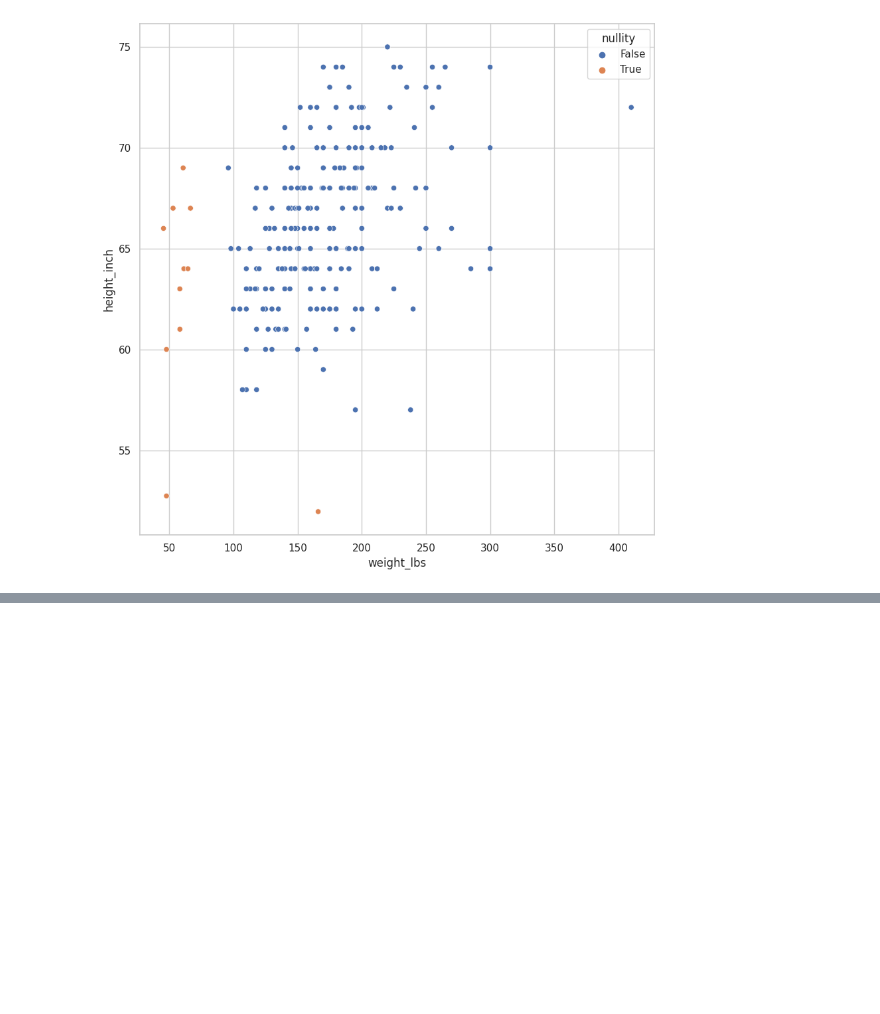
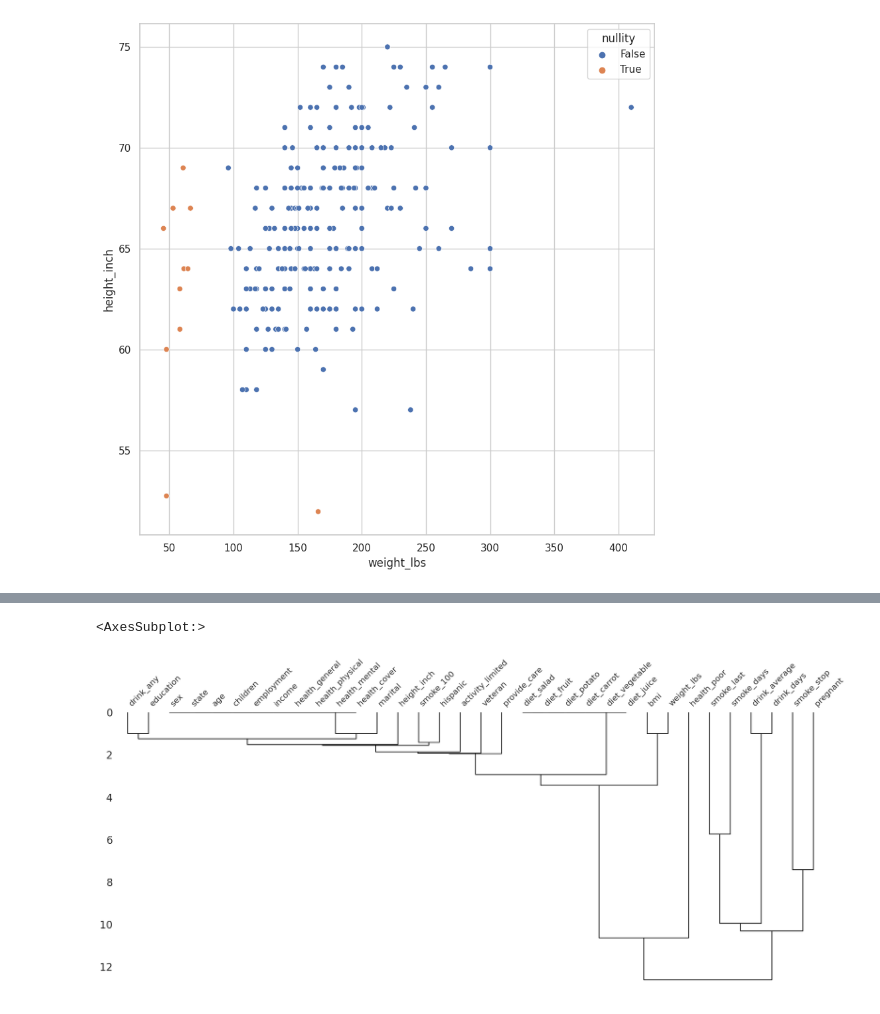
Before and after one commit to Monkey8596/Missing_data_handling-, a Jupyter notebook: notebooks/01_Exploration_Missing_values.ipynb, the cells around one changed output, grey strips where cells are left out. Cells and saved outputs as stored; diff of their text form; code cells hidden in the pictures; blank space fills up the shorter version.

```diff
--- a/notebooks/01_Exploration_Missing_values.ipynb
+++ b/notebooks/01_Exploration_Missing_values.ipynb
@@ -802,0 +810,7 @@ plt.figure(figsize=(10, 10))
+# %%
+missingno.dendrogram(
+    df = riskfactors_df
+)
+# %% [output]
+<AxesSubplot:>
+[figure, added]
```
Also changed, not shown: parts of 1 cell of this notebook.
